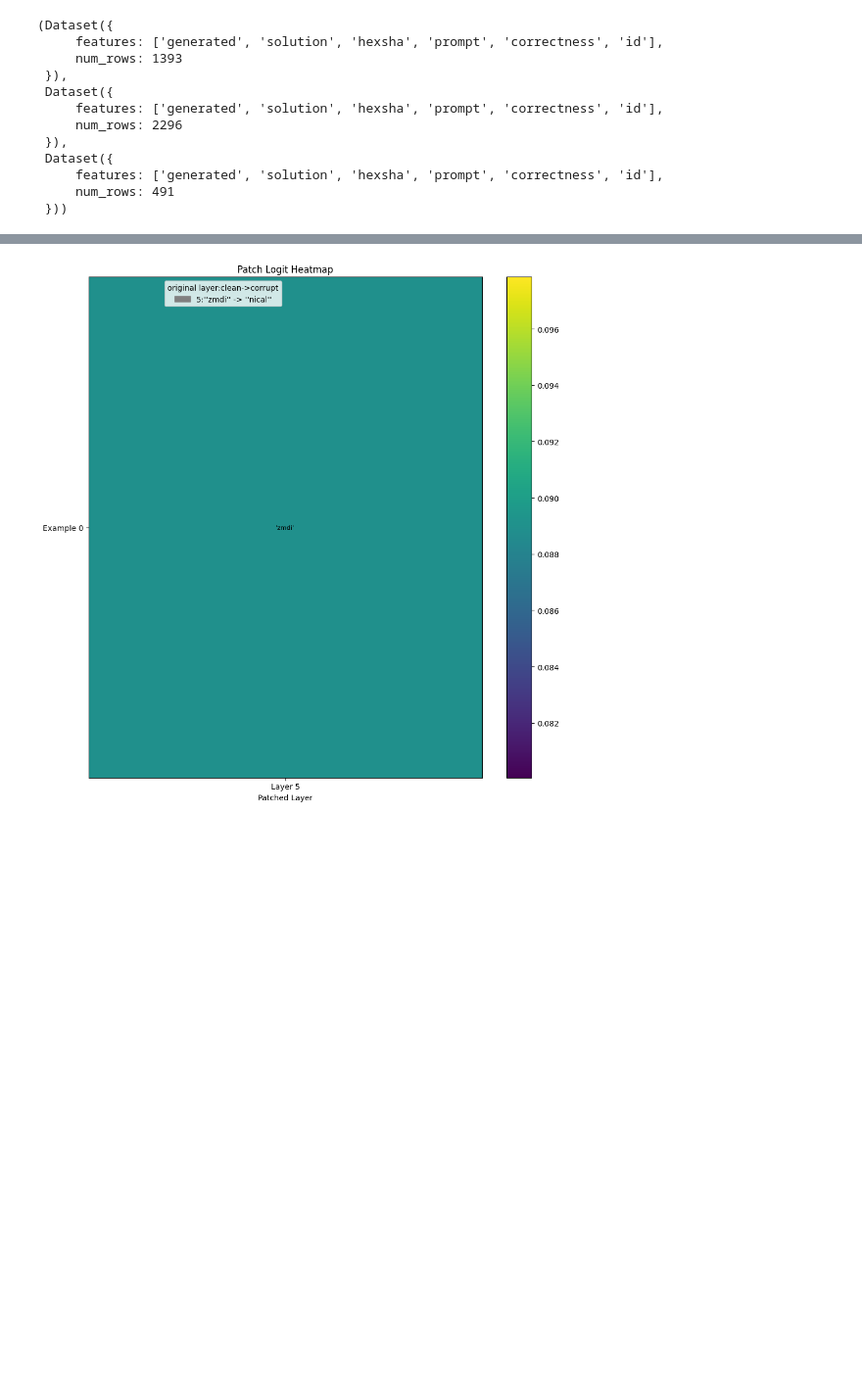
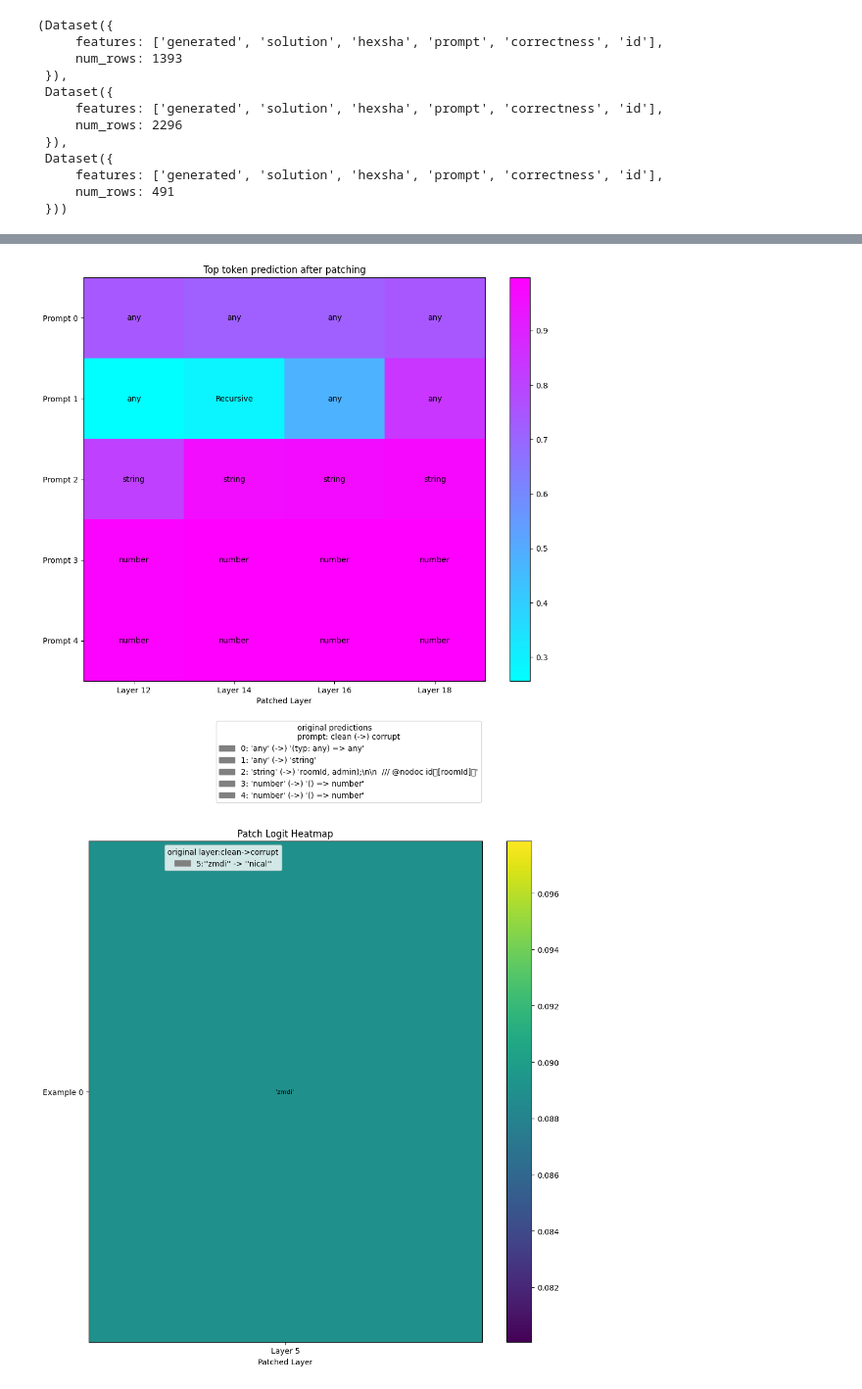
Before and after one commit to nuprl/codetrace, a Jupyter notebook: type_inf_exp/main.ipynb, the cells around one changed output, grey strips where cells are left out. Shown at 98% size. Cells and saved outputs as stored; diff of their text form; code cells hidden in the pictures; blank space fills up the shorter version.

```diff
--- a/type_inf_exp/main.ipynb
+++ b/type_inf_exp/main.ipynb
@@ -56,3 +62,41 @@ patched_heatmap_prediction(model, cleans,corrs, trace_results, patch_l, figtitle
+# %%
+# make a list of correct-incorrect where correct["solution"]==incorrect["solution"]
+correct_incorrect = []
+for c in tqdm(correct):
+    for i in incorrect:
+        if c["solution"] == i["solution"]:
+            correct_incorrect.append((c,i))
+
+with open("../data/correct_incorrect.json", "w") as f:
+    json.dump(correct_incorrect, f)
+# %%
+# import random
+# seed=0
+# random.seed(seed)
+# # shuffle
+# random.shuffle(correct_incorrect)
+
+k = range(50,55)
+cleans = [correct_incorrect[i][0]["prompt"] for i in k]
+corrs = [correct_incorrect[i][1]["prompt"] for i in k]
+correct_solns = [correct_incorrect[i][0]["solution"] for i in k]
+incorrect_gen = [correct_incorrect[i][1]["generated"] for i in k]
+annotations = list(zip(correct_solns, incorrect_gen))
+
+patch_l = [12,14,16,18]
+trace_results = []
+for l in tqdm(patch_l):
+    trace_res = patch_clean_to_corrupt(model, cleans, corrs, l)
+    trace_results.append(trace_res)
+
+patched_heatmap_prediction(model, cleans,corrs, trace_results, patch_l,
+                           figtitle="Top token prediction after patching",
+                           bbox_to_anchor=(1,-0.2),
+                           annotations=annotations,
+                           outfile=f"../data/results/patching/match_patch_s{seed}_{k[0]}_{k[-1]}_layers-{'-'.join(map(str, patch_l))}.pdf"
+                           )
+# %% [output]
+[figure, added]
 # %%
 patches = layer_union(patches)
 # %%
```
Also changed, not shown: parts of 1 cell of this notebook, 2 other files.
